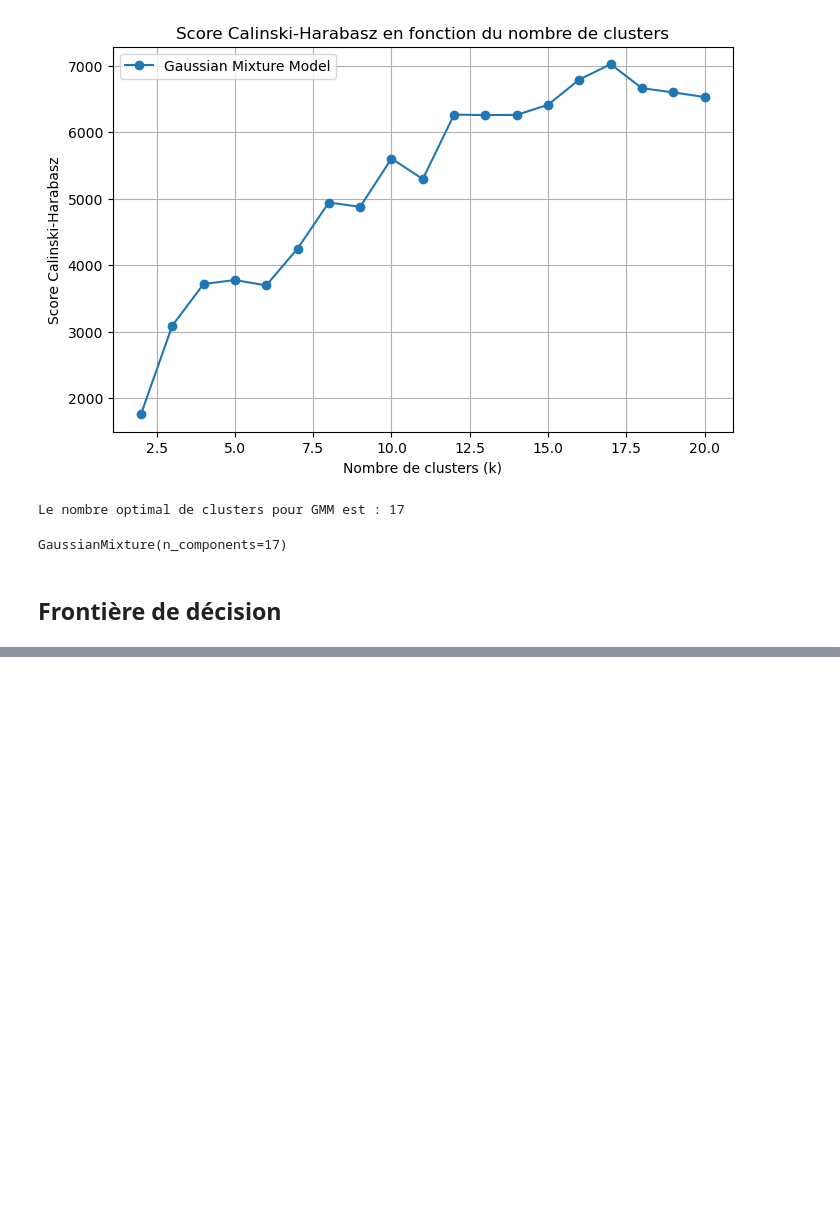
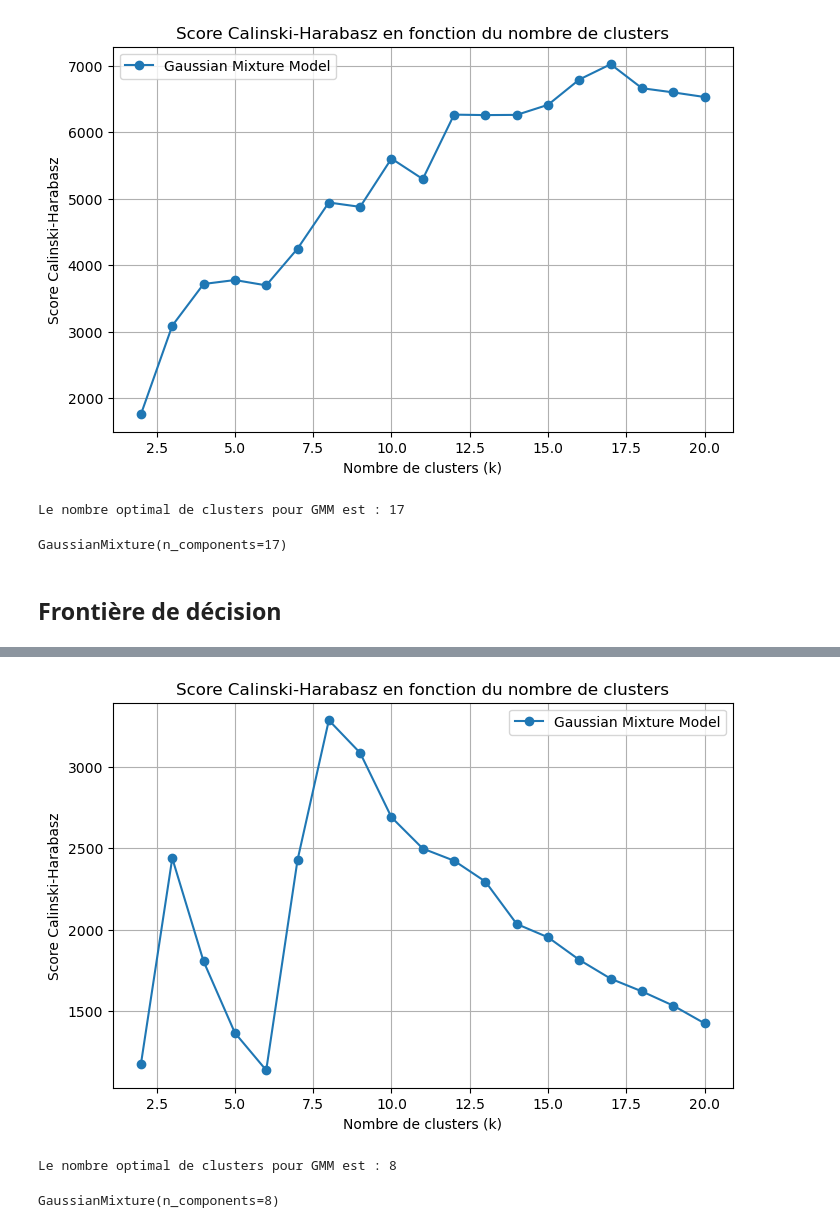
Before and after one commit to tanguy-linard/stellar-classification, a Jupyter notebook: stellar_classification.ipynb, the cells around one changed output, grey strips where cells are left out. Saved outputs shown, nothing was run; the diff lists cells and outputs as text; code cells hidden in the pictures; blank space fills up the shorter version.

```diff
--- a/stellar_classification.ipynb
+++ b/stellar_classification.ipynb
@@ -669,0 +676,31 @@ plt.plot()
+# %%
+calinski_harabasz_scores_pca = []
+
+for k in cluster_range:
+    gmm_model_pca = GaussianMixture(n_components=k, random_state=RANDOM_SEED)
+    cluster_labels = gmm_model_pca.fit_predict(X_train_pca)
+
+    score = calinski_harabasz_score(X_train_pca, cluster_labels)
+    calinski_harabasz_scores_pca.append(score)
+# %%
+plt.figure(figsize=(8, 5))
+
+plt.plot(cluster_range, calinski_harabasz_scores_pca, marker='o', label = 'Gaussian Mixture Model')
+
+plt.title("Score Calinski-Harabasz en fonction du nombre de clusters")
+plt.xlabel("Nombre de clusters (k)")
+plt.ylabel("Score Calinski-Harabasz")
+plt.legend()
+plt.grid(True)
+plt.show()
+
+k_best_pca = cluster_range[calinski_harabasz_scores_pca.index(max(calinski_harabasz_scores_pca))]
+print(f"Le nombre optimal de clusters pour GMM est : {k_best_pca}")
+# %% [output]
+[figure, added]
+Le nombre optimal de clusters pour GMM est : 8
+# %%
+best_gmm_pca = GaussianMixture(n_components=k_best_pca)
+best_gmm_pca.fit(X_pca_2)
+# %% [output]
+GaussianMixture(n_components=8)
```
Also changed, not shown: parts of 4 cells of this notebook.
